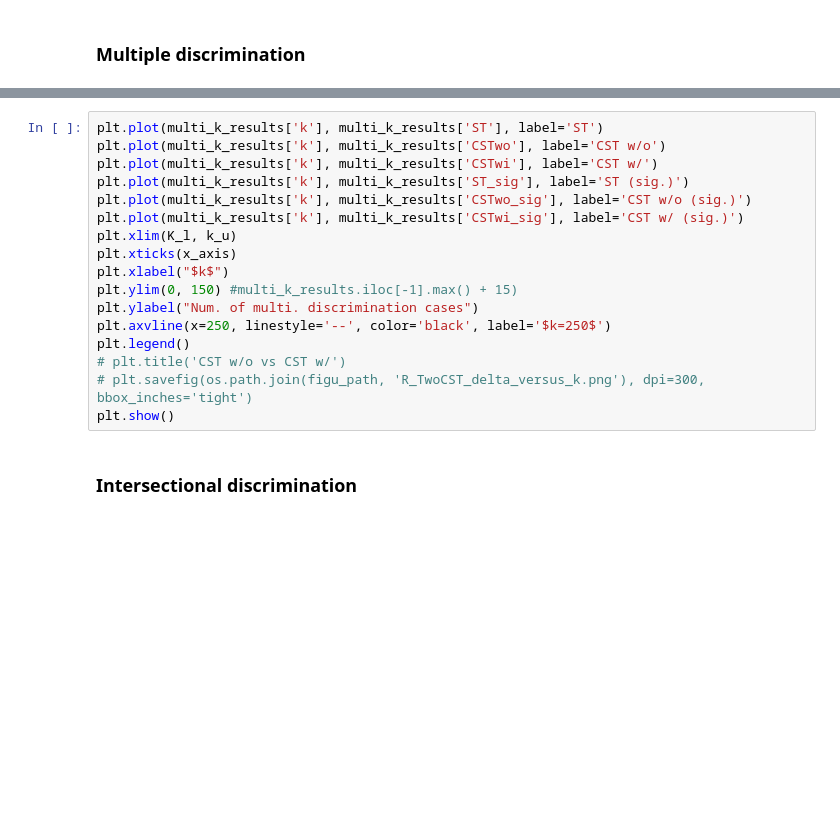
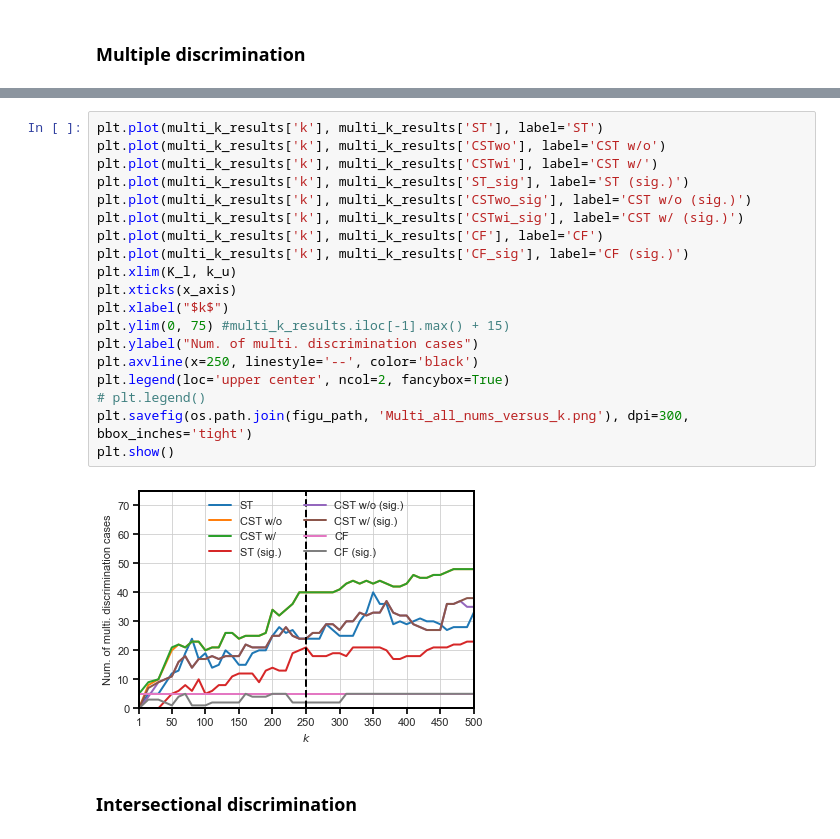
Before and after one commit to cc-jalvarez/counterfactual-situation-testing, a Jupyter notebook: src/analysis_law_school.ipynb, the cells around one changed output, grey strips where cells are left out. Drawn from its saved outputs; the diff is of its cells as text; blank space fills up the shorter version.

```diff
--- a/src/analysis_law_school.ipynb
+++ b/src/analysis_law_school.ipynb
@@ -327,20 +329,24 @@ plt.show()
 # %%
 plt.plot(multi_k_results['k'], multi_k_results['ST'], label='ST')
 plt.plot(multi_k_results['k'], multi_k_results['CSTwo'], label='CST w/o')
 plt.plot(multi_k_results['k'], multi_k_results['CSTwi'], label='CST w/')
 plt.plot(multi_k_results['k'], multi_k_results['ST_sig'], label='ST (sig.)')
 plt.plot(multi_k_results['k'], multi_k_results['CSTwo_sig'], label='CST w/o (sig.)')
 plt.plot(multi_k_results['k'], multi_k_results['CSTwi_sig'], label='CST w/ (sig.)')
+plt.plot(multi_k_results['k'], multi_k_results['CF'], label='CF')
+plt.plot(multi_k_results['k'], multi_k_results['CF_sig'], label='CF (sig.)')
 plt.xlim(K_l, k_u)
 plt.xticks(x_axis)
 plt.xlabel("$k$")
-plt.ylim(0, 150) #multi_k_results.iloc[-1].max() + 15)
+plt.ylim(0, 75) #multi_k_results.iloc[-1].max() + 15)
 plt.ylabel("Num. of multi. discrimination cases")
-plt.axvline(x=250, linestyle='--', color='black', label='$k=250$')
-plt.legend()
-# plt.title('CST w/o vs CST w/')
-# plt.savefig(os.path.join(figu_path, 'R_TwoCST_delta_versus_k.png'), dpi=300, bbox_inches='tight')
+plt.axvline(x=250, linestyle='--', color='black')
+plt.legend(loc='upper center', ncol=2, fancybox=True)
+# plt.legend()
+plt.savefig(os.path.join(figu_path, 'Multi_all_nums_versus_k.png'), dpi=300, bbox_inches='tight')
 plt.show()
+# %% [output]
+[figure, added]
 # %% [markdown]
 ### Intersectional discrimination
 # %%
```
Also changed, not shown: parts of 5 cells of this notebook.
